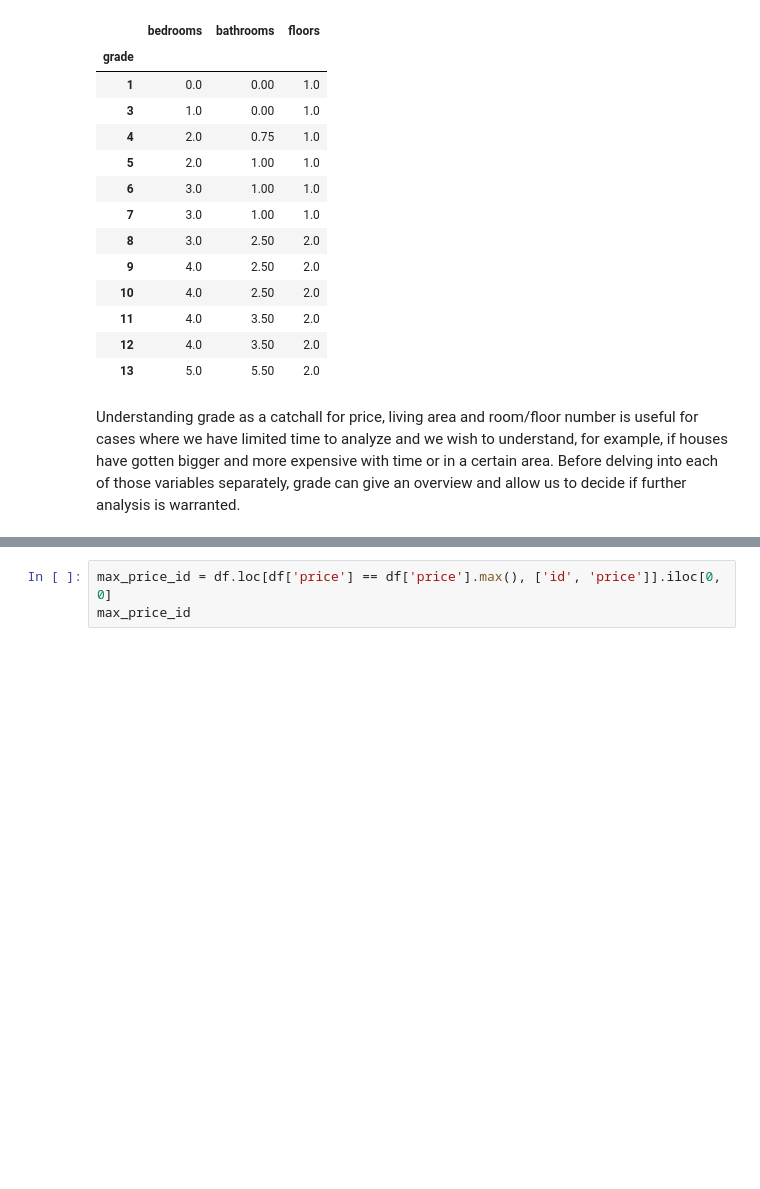
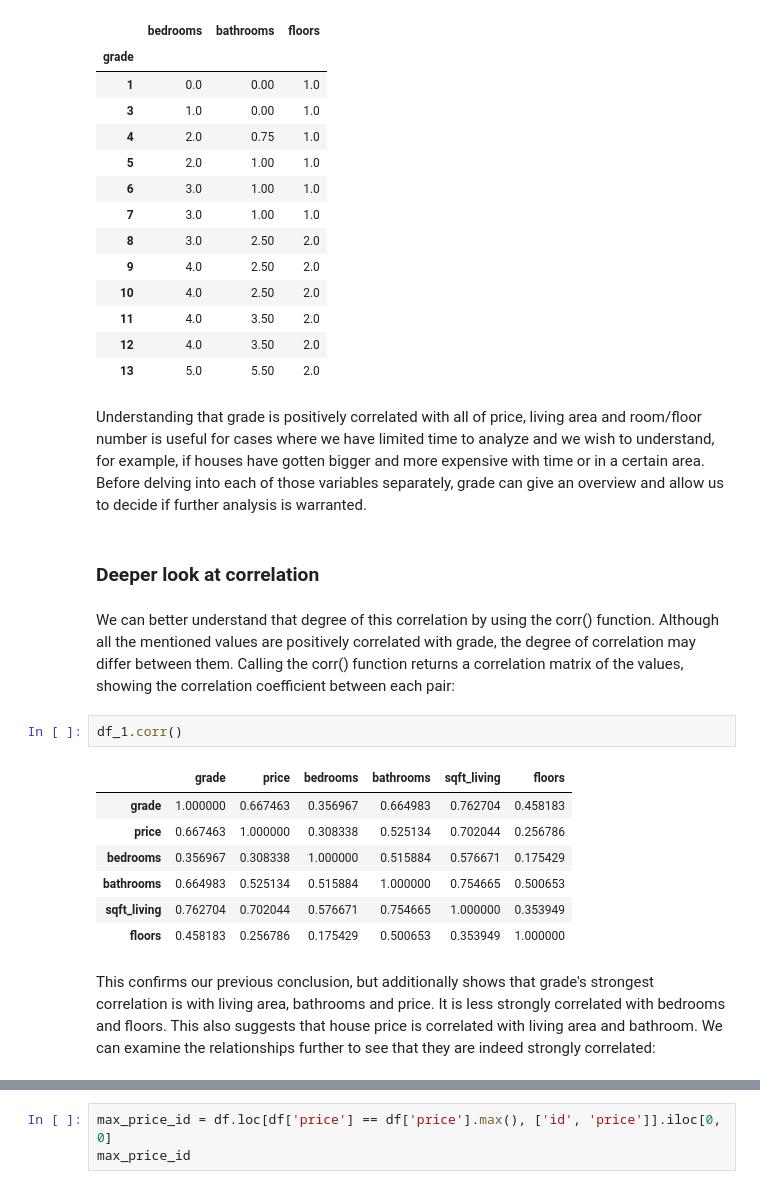
Before and after one commit to naouuud/fsd-general, a Jupyter notebook: week-1/pandas-assignment-4.ipynb, the cells around one changed output, grey strips where cells are left out. Drawn from its saved outputs; the diff is of its cells as text; blank space fills up the shorter version.

```diff
--- a/week-1/pandas-assignment-4.ipynb
+++ b/week-1/pandas-assignment-4.ipynb
@@ -103,4 +103,20 @@ df_1.groupby('grade')[['bedrooms', 'bathrooms', 'floors']].apply(lambda x: x.mod
 | 12 | 4.0 | 3.50 | 2.0 |
 | 13 | 5.0 | 5.50 | 2.0 |
 # %% [markdown]
-Understanding grade as a catchall for price, living area and room/floor number is useful for cases where we have limited time to analyze and we wish to understand, for example, if houses have gotten bigger and more expensive with time or in a certain area. Before delving into each of those variables separately, grade can give an overview and allow us to decide if further analysis is warranted.
+Understanding that grade is positively correlated with all of price, living area and room/floor number is useful for cases where we have limited time to analyze and we wish to understand, for example, if houses have gotten bigger and more expensive with time or in a certain area. Before delving into each of those variables separately, grade can give an overview and allow us to decide if further analysis is warranted.
+# %% [markdown]
+### Deeper look at correlation
+# %% [markdown]
+We can better understand that degree of this correlation by using the corr() function. Although all the mentioned values are positively correlated with grade, the degree of correlation may differ between them. Calling the corr() function returns a correlation matrix of the values, showing the correlation coefficient between each pair:
+# %%
+df_1.corr()
+# %% [output]
+|  | grade | price | bedrooms | bathrooms | sqft_living | floors |
+| grade | 1.000000 | 0.667463 | 0.356967 | 0.664983 | 0.762704 | 0.458183 |
+| price | 0.667463 | 1.000000 | 0.308338 | 0.525134 | 0.702044 | 0.256786 |
+| bedrooms | 0.356967 | 0.308338 | 1.000000 | 0.515884 | 0.576671 | 0.175429 |
+| bathrooms | 0.664983 | 0.525134 | 0.515884 | 1.000000 | 0.754665 | 0.500653 |
+| sqft_living | 0.762704 | 0.702044 | 0.576671 | 0.754665 | 1.000000 | 0.353949 |
+| floors | 0.458183 | 0.256786 | 0.175429 | 0.500653 | 0.353949 | 1.000000 |
+# %% [markdown]
+This confirms our previous conclusion, but additionally shows that grade's strongest correlation is with living area, bathrooms and price. It is less strongly correlated with bedrooms and floors. This also suggests that house price is correlated with living area and bathroom. We can examine the relationships further to see that they are indeed strongly correlated:
```
Also changed, not shown: parts of 41 cells of this notebook.
